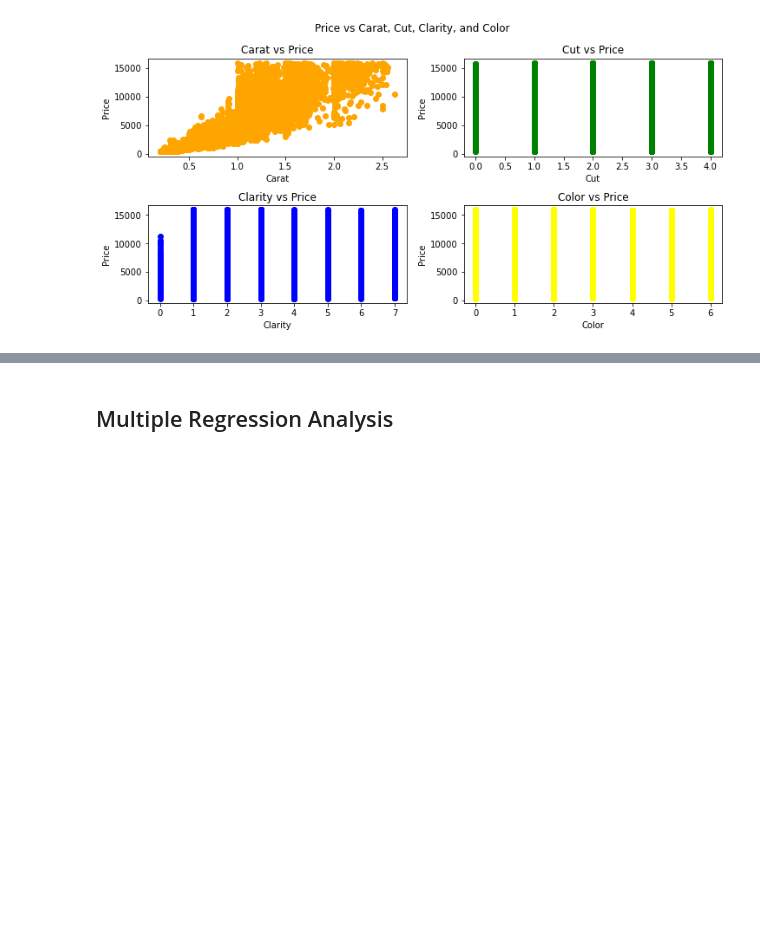
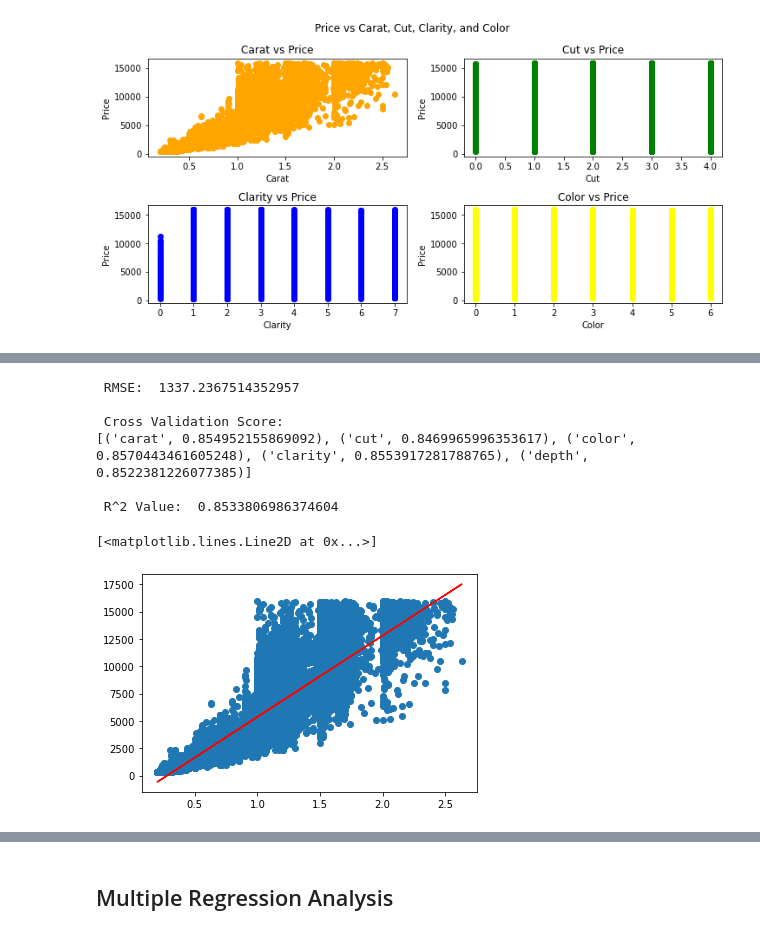
Before and after one commit to Jbglet29/AIT580_T7_Final_Project, a Jupyter notebook: AIT580_T7_GCT_Final_Project.ipynb, the cells around one changed output, grey strips where cells are left out. Drawn from its saved outputs; the diff is of its cells as text; code cells hidden in the pictures; blank space fills up the shorter version.

```diff
--- a/AIT580_T7_GCT_Final_Project.ipynb
+++ b/AIT580_T7_GCT_Final_Project.ipynb
@@ -273,0 +288,37 @@ plt.show()
+# %%
+#For this excersise, we are primarily interested in the diamonds that are greater than 1 carat and do not follow
+#the trend.
+
+#Therefore, we will first do linear regression on price v.s carat.
+#Then we select only the diamonds greater than 1 carat and those 1 standard error above the line of best fit.
+
+#Build the Linear Regression Model and measure its accuracy.
+X = np.array(data[['carat']].values)
+y = np.array(data['price'])
+
+pcmodel = LinearRegression()
+pcmodel.fit(X,y)
+
+predictions = model.predict(X)
+rmse = mean_squared_error(y, predictions, squared = False)
+print('\n RMSE: ', rmse)
+
+cross_val = cross_val_score(pcmodel, X, y)
+print('\n Cross Validation Score: ')
+print(list(zip(cols, cross_val)))
+
+r2_lr = pcmodel.score(X, y)
+print('\n R^2 Value: ', r2_lr)
+
+#Plot the line over the scatter plot of carat and price
+plt.scatter(data.carat, data.price)
+plt.plot(data.carat, predictions, c = 'red')
+# %% [output]
+ RMSE:  1337.2367514352957
+
+ Cross Validation Score:
+[('carat', 0.854952155869092), ('cut', 0.8469965996353617), ('color', 0.8570443461605248), ('clarity', 0.8553917281788765), ('depth', 0.8522381226077385)]
+
+ R^2 Value:  0.8533806986374604
+[<matplotlib.lines.Line2D at 0x...>]
+[figure, added]
```
Also changed, not shown: parts of 44 cells of this notebook.
